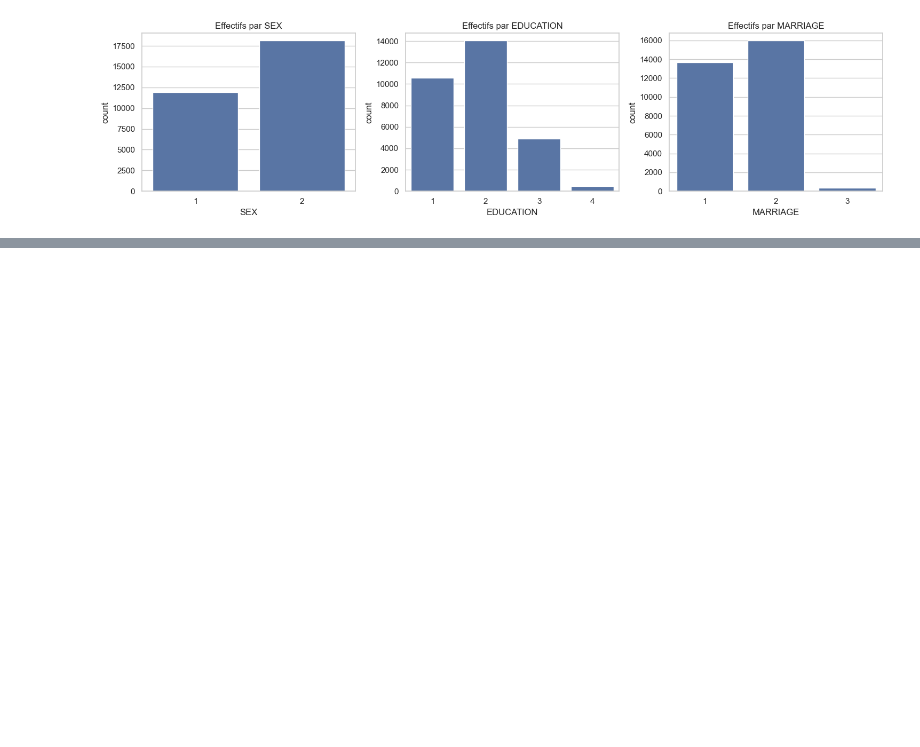
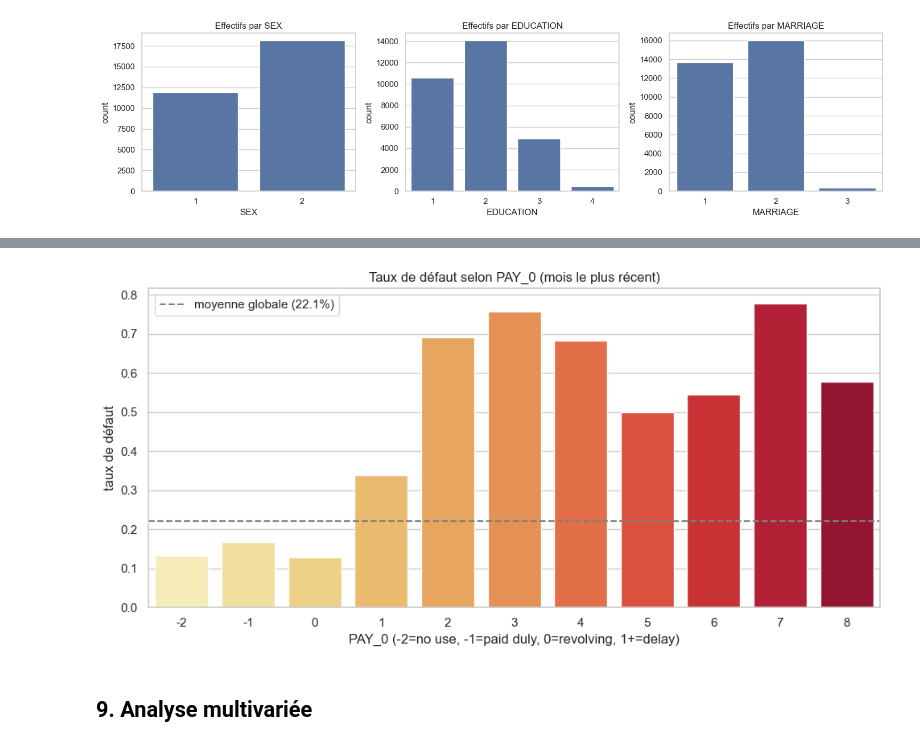
Before and after one commit to oumar390/examen-mlops, a Jupyter notebook: notebooks/01_eda.ipynb, the cells around one changed output, grey strips where cells are left out. Drawn from its saved outputs; the diff is of its cells as text; code cells hidden in the pictures; blank space fills up the shorter version.

```diff
--- a/notebooks/01_eda.ipynb
+++ b/notebooks/01_eda.ipynb
@@ -837,0 +622,17 @@ Prochaine étape : définir la **fonction de score métier** (Étape 3 de l'exam
+# %%
+plt.figure(figsize=(10, 5))
+rate = df.groupby('PAY_0')[TARGET].mean()
+sns.barplot(x=rate.index.astype(str), y=rate.values, palette='YlOrRd')
+plt.axhline(df[TARGET].mean(), color='gray', ls='--',
+            label=f'moyenne globale ({df[TARGET].mean():.1%})')
+plt.title('Taux de défaut selon PAY_0 (mois le plus récent)')
+plt.ylabel('taux de défaut')
+plt.xlabel('PAY_0 (-2=no use, -1=paid duly, 0=revolving, 1+=delay)')
+plt.legend()
+plt.tight_layout()
+plt.savefig(FIG_DIR / '06b_default_by_pay0.png', dpi=120, bbox_inches='tight')
+plt.show()
+# %% [output]
+[figure, added]
+# %% [markdown]
+## 9. Analyse multivariée
```
Also changed, not shown: parts of 153 cells of this notebook, 12 other files.
